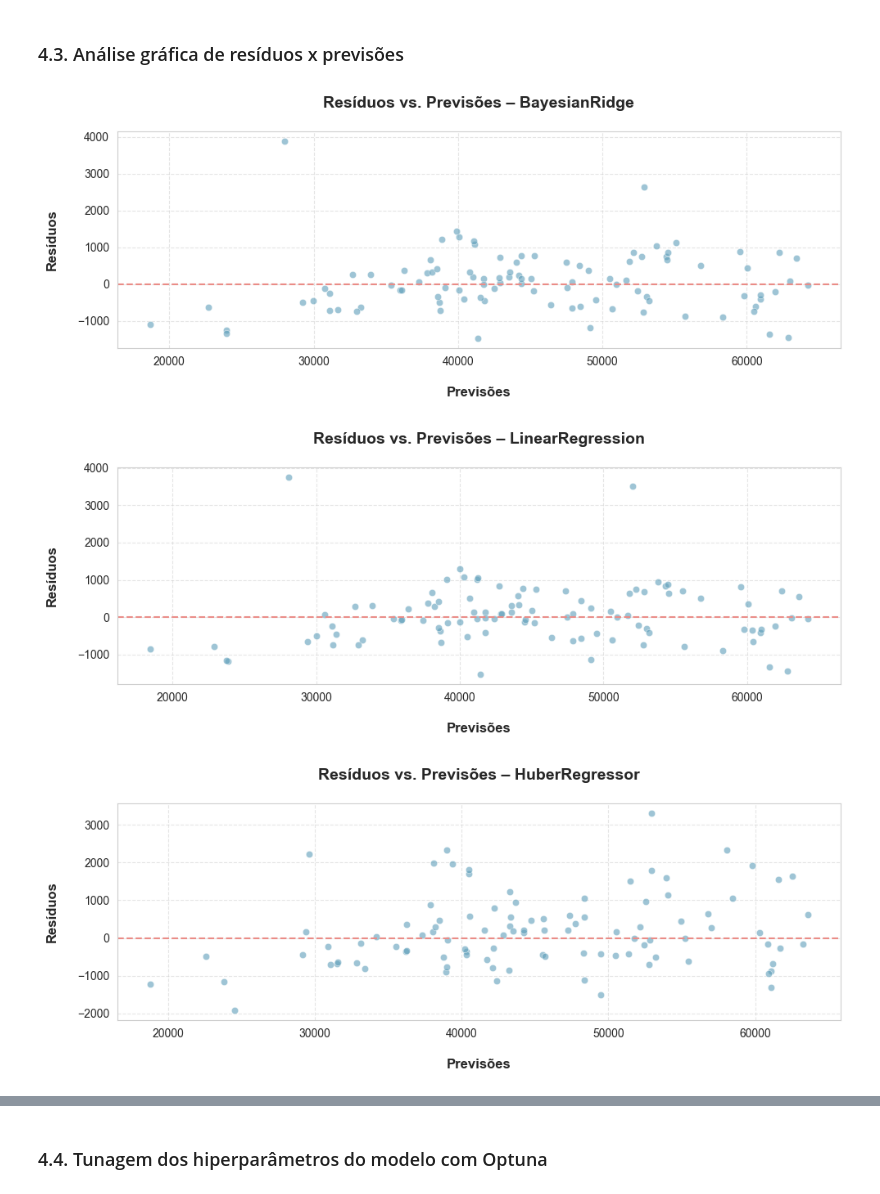
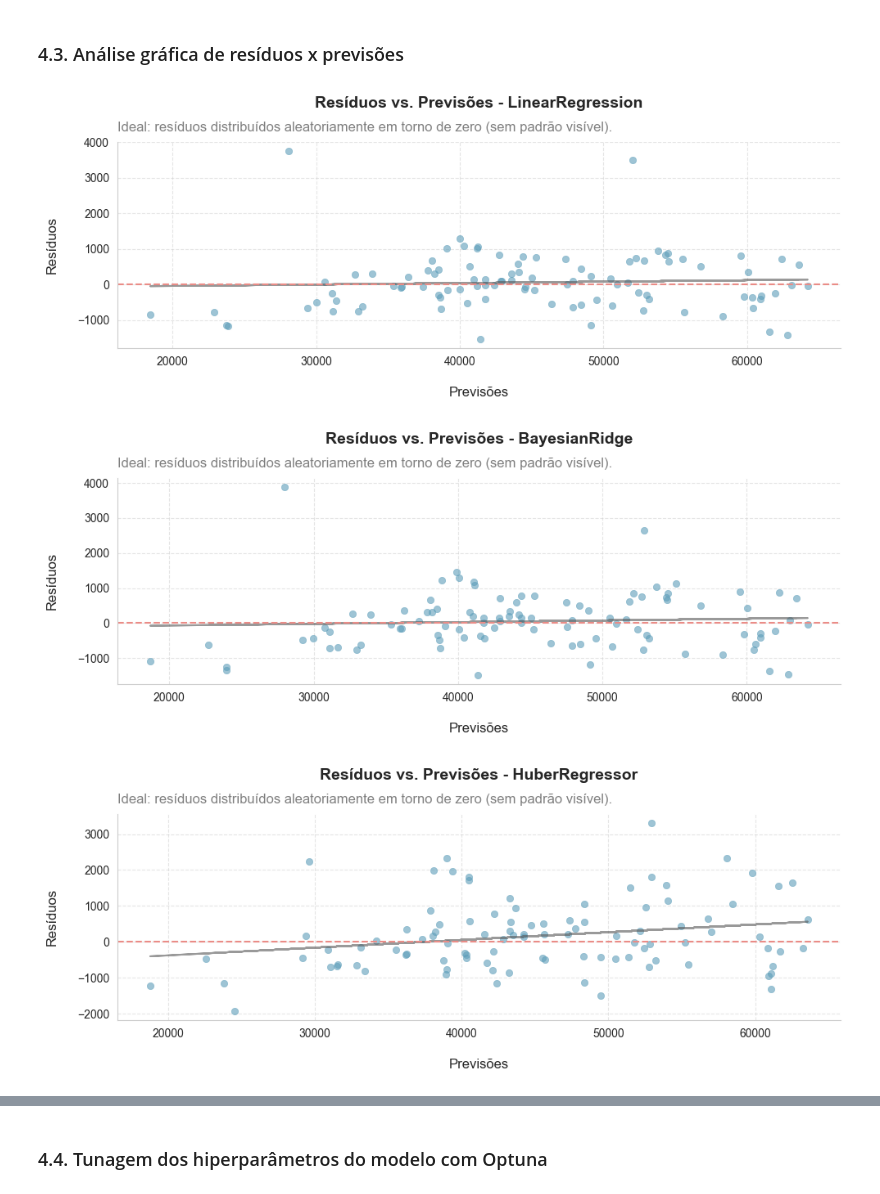
Before and after one commit to emso-exe/Compra_de_carro, a Jupyter notebook: 002_modelagem_preditiva.ipynb, the cells around one changed output, grey strips where cells are left out. Cells and saved outputs as stored; diff of their text form; code cells hidden in the pictures.

Commit message:
feat: Correções: nos gráficos, exibição dos modelos, exibição dos parâmetros tunados e inclusão do item 4.4.6

```diff
--- a/002_modelagem_preditiva.ipynb
+++ b/002_modelagem_preditiva.ipynb
@@ -289,8 +289,8 @@ models = {
 
     # Árvores e ensembles
     'DecisionTree': DecisionTreeRegressor(random_state=42),
-    'RandomForest': RandomForestRegressor(n_estimators=200, random_state=42),
-    'ExtraTrees': ExtraTreesRegressor(n_estimators=200, random_state=42),
+    'RandomForest': RandomForestRegressor(n_estimators=100, random_state=42),
+    'ExtraTrees': ExtraTreesRegressor(n_estimators=100, random_state=42),
     'GradientBoosting': GradientBoostingRegressor(n_estimators=100, random_state=42),
     'AdaBoost': AdaBoostRegressor(n_estimators=100, random_state=42),
 
@@ -423,0 +436,12 @@ df_results
+# %%
+# Avaliando os modelos
+results = models_evaluation(models, X_train, y_train, X_test, y_test, preprocessor)
+
+# Criando DataFrame de resultados
+df_ranked = pd.DataFrame(results)
+
+# Adicionando o score final ao DataFrame de resultados
+df_ranked_default = add_final_score(df_ranked)
+
+# Colunas recomendadas para análise e gráficos
+df_ranked_default[['Model','CV_MAE','Test_MAE','Time (s)','MAE_norm','Time_norm','Final_Score']]
@@ -424,46 +512,62 @@ df_results
 # %% [markdown]
 ### 4.3. Análise gráfica de resíduos x previsões
 # %%
-# Lista dos melhores modelos para análise
-top_models = ['BayesianRidge', 'LinearRegression', 'HuberRegressor', 'Lasso', 'ElasticNet']
+# Ordenar pelos menores Final_Score e pegar os 5 primeiros modelos
+top_models = df_ranked.sort_values('Final_Score').head(5)['Model'].tolist()
 
 # Loop para ajustar cada modelo e gerar o gráfico de resíduos
 for model_name in top_models:
+
     # Seleção do modelo atual
     model = models[model_name]
-
     # Criação do pipeline com pré-processamento e modelo
     pipeline = Pipeline(steps=[('preprocessor', preprocessor), ('model', model)])
     # Treinamento do pipeline com os dados de treino
     pipeline.fit(X_train, y_train)
     # Geração das previsões com os dados de teste
     preds = pipeline.predict(X_test)
     # Cálculo dos resíduos (diferença entre valor real e previsto)
     residuals = y_test - preds
 
     # Ajuste do tamanho da figura
-    plt.figure(figsize=(10, 4))
+    fig, ax = plt.subplots(figsize=(10, 4))
 
     # Gráfico de dispersão dos resíduos em função das previsões
-    sns.scatterplot(x=preds, y=residuals, color='#5d9eba', alpha=0.6)
+    sns.scatterplot(x=preds, y=residuals, color='#5d9eba', alpha=0.6, edgecolor=None, ax=ax)
+
+    # Linha de tendência dos resíduos
+    trend_model = LinearRegression()
+    trend_model.fit(preds.reshape(-1, 1), residuals)
+    trend_line = trend_model.predict(preds.reshape(-1, 1))
+    ax.plot(preds, trend_line, color='#555555', linestyle='-', linewidth=1.5, alpha=0.6)
+
     # Linha horizontal representando o ponto de resíduo zero
-    plt.axhline(0, color='#ea8c87', linestyle='--', linewidth=1.5)
+    ax.axhline(0, color='#ea8c87', linestyle='--', linewidth=1.5)
+
     # Título do gráfico com destaque
-    plt.title(f'Resíduos vs. Previsões – {model_name}\n',
-              fontsize=14, fontweight='bold')
+    ax.set_title(f'Resíduos vs. Previsões - {model_name}\n', fontsize=14, fontweight='bold', pad=15)
     # Rótulo do eixo X
-    plt.xlabel('\nPrevisões', fontsize=12, fontweight='bold')
+    ax.set_xlabel('\nPrevisões', fontsize=12)
     # Rótulo do eixo Y
-    plt.ylabel('Resíduos\n', fontsize=12, fontweight='bold')
+    ax.set_ylabel('Resíduos\n', fontsize=12)
+
+    # Subtítulo explicativo
+    ax.text(0, 1.05,
+        'Ideal: resíduos distribuídos aleatoriamente em torno de zero (sem padrão visível).',
+        fontsize=12, color='gray', ha='left', transform=ax.transAxes)
+
     # Exibição da grade para melhor leitura dos dados
-    plt.grid(True, linestyle='--', alpha=0.5)
+    ax.grid(True, linestyle='--', alpha=0.5)
+    # Ajuste dos tamanhos dos ticks
+    ax.tick_params(labelsize=10)
+    # Remover bordas desnecessárias
+    sns.despine(right=True, top=True)
 
     # Ajuste final do layout para evitar sobreposição
-    plt.tight_layout()
-
+    fig.tight_layout()
     # Exibição do gráfico
     plt.show()
 # %% [output]
-[figure, old version]
+[figure, new version]
-[figure, old version]
+[figure, new version]
-[figure, old version]
+[figure, new version]
```
Also changed, not shown: parts of 26 cells of this notebook.
